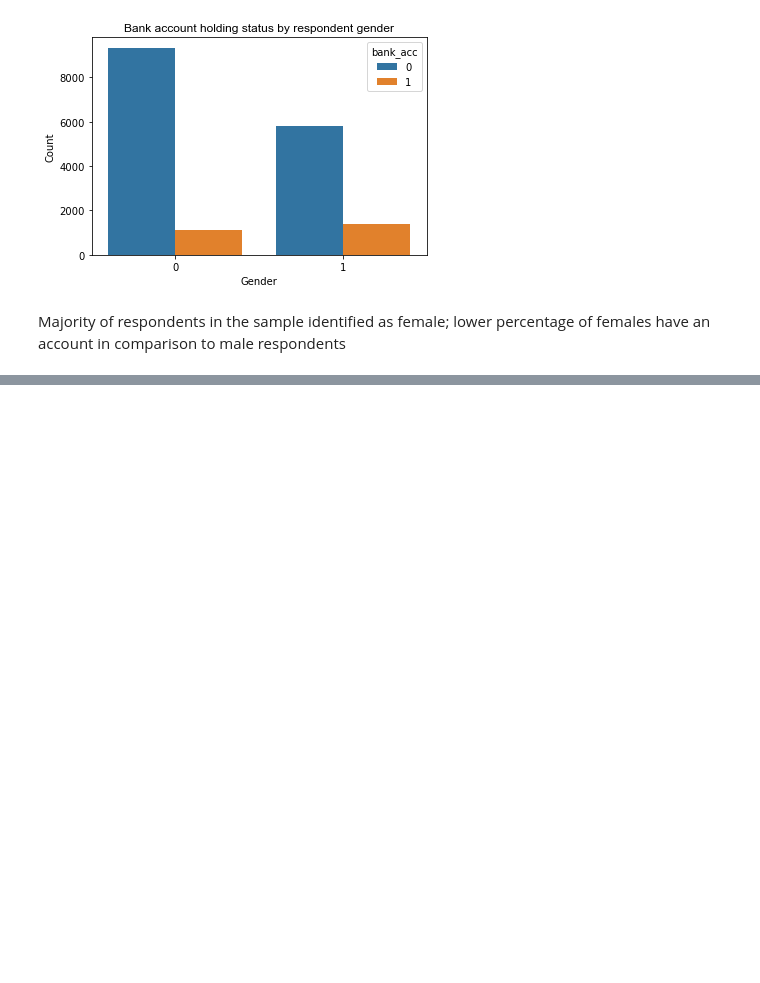
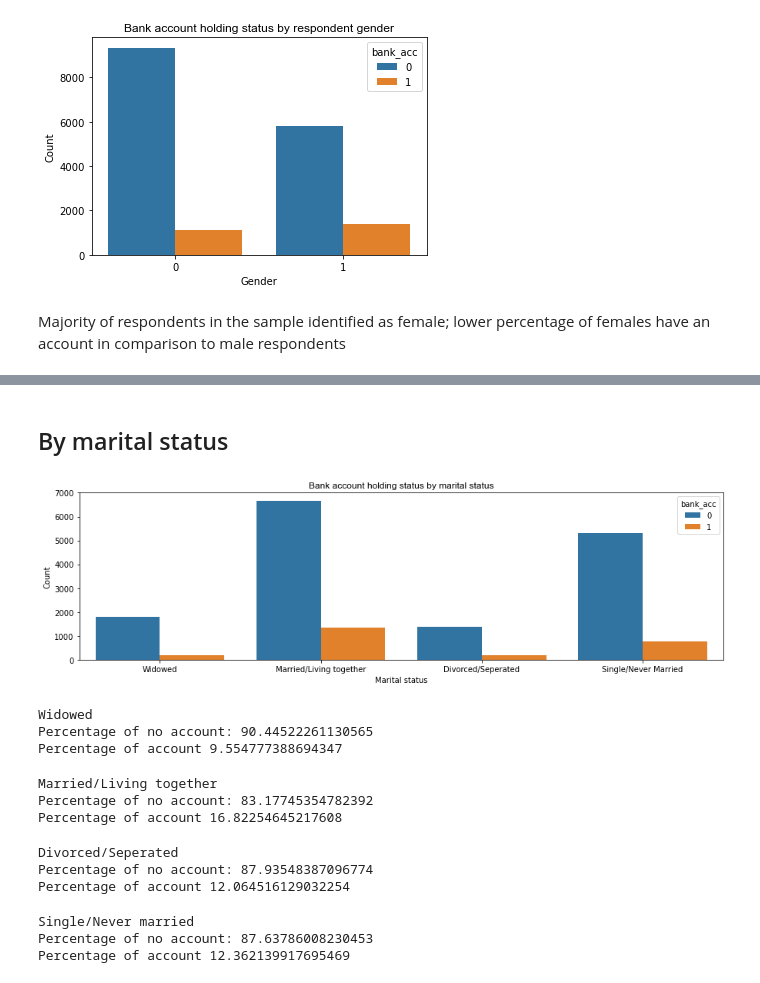
Before and after one commit to tawney-kirkland/03-mcnulty, a Jupyter notebook: data-processing-eda.ipynb, the cells around one changed output, grey strips where cells are left out. Drawn from its saved outputs; the diff is of its cells as text; code cells hidden in the pictures; blank space fills up the shorter version.

```diff
--- a/data-processing-eda.ipynb
+++ b/data-processing-eda.ipynb
@@ -185,0 +296,36 @@ Text(0, 0.5, 'Count')
+# %% [markdown]
+## By marital status
+# %%
+plt.figure(figsize=[15,4])
+bank_education = sns.countplot(
+        data=df_train,
+        x="marital_status", hue="bank_acc")
+plt.title('Bank account holding status by marital status',family='arial',fontsize=12)
+plt.xlabel('Marital status')
+plt.ylabel('Count');
+# %% [output]
+[figure, added]
+# %%
+calculate_pct('marital_status','Widowed','Widowed','bank_acc','Widowed')
+# %% [output]
+Widowed
+Percentage of no account: 90.44522261130565
+Percentage of account 9.554777388694347
+# %%
+calculate_pct('marital_status','Married/Living together','Married/Living together','bank_acc','Married/Living together')
+# %% [output]
+Married/Living together
+Percentage of no account: 83.17745354782392
+Percentage of account 16.82254645217608
+# %%
+calculate_pct('marital_status','Divorced/Seperated','Divorced/Seperated','bank_acc','Divorced/Seperated')
+# %% [output]
+Divorced/Seperated
+Percentage of no account: 87.93548387096774
+Percentage of account 12.064516129032254
+# %%
+calculate_pct('marital_status','Single/Never Married','Single/Never Married','bank_acc','Single/Never married')
+# %% [output]
+Single/Never married
+Percentage of no account: 87.63786008230453
+Percentage of account 12.362139917695469
```
Also changed, not shown: parts of 46 cells of this notebook, 1 other file.
